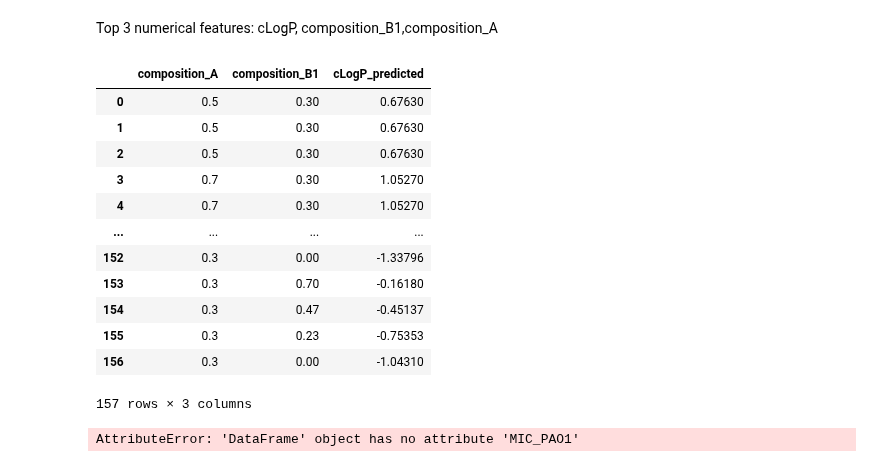
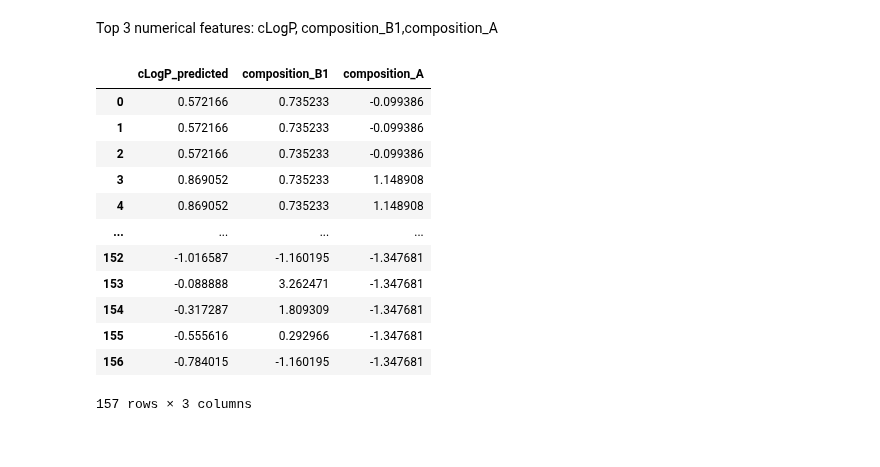
Before and after one commit to YimengJin/Thesis_Yimeng, a Jupyter notebook: Polymer BO.ipynb, the cells around one changed output. Drawn from its saved outputs; the diff is of its cells as text; code cells hidden in the pictures.

```diff
--- a/Polymer BO.ipynb
+++ b/Polymer BO.ipynb
@@ -90,8 +90,6 @@ data_with_dummies
 data_with_dummies.to_csv('modified_data.csv', index=False)
 # %%
 Y_train = data_with_dummies['Category']
-Y_train = Y_train.reset_index()
-Y_train = Y_train.drop(columns = ['index'])
-X_train = data_with_dummies.drop(columns = ['Category'])
+X = data_with_dummies.drop(columns = ['Category'])
 # %% [markdown]
 ## Standardise dataset
@@ -98,8 +99,3 @@ X_train = data_with_dummies.drop(columns = ['Category'])
 # %%
-from sklearn.preprocessing import StandardScaler
-scaler = StandardScaler()
-
-X_train = scaler.fit_transform(X)
+X_scaled = scaler.fit_transform(X)
 X_train = pd.DataFrame(X_scaled, columns = X.columns, index = X.index.values.tolist())
-
-X_train
@@ -131,27 +184,19 @@ rf_op = RandomizedSearchCV(rf, params, n_iter=20, cv=cv, scoring='f1', random_st
 # %% [markdown]
 Top 3 numerical features: cLogP, composition_B1,composition_A
-# %%
-data = pd.read_csv('modified_data.csv',usecols=['cLogP_predicted', 'composition_B1','composition_A'])
-data
-# %% [output]
-|  | composition_A | composition_B1 | cLogP_predicted |
-| 0 | 0.5 | 0.30 | 0.67630 |
-| 1 | 0.5 | 0.30 | 0.67630 |
-| 2 | 0.5 | 0.30 | 0.67630 |
-| 3 | 0.7 | 0.30 | 1.05270 |
-| 4 | 0.7 | 0.30 | 1.05270 |
-| ... | ... | ... | ... |
-| 152 | 0.3 | 0.00 | -1.33796 |
-| 153 | 0.3 | 0.70 | -0.16180 |
-| 154 | 0.3 | 0.47 | -0.45137 |
-| 155 | 0.3 | 0.23 | -0.75353 |
-| 156 | 0.3 | 0.00 | -1.04310 |
-157 rows × 3 columns
-# %%
-train_y_raw = torch.tensor(data.MIC_PAO1, dtype = float)
-train_y = torch.reshape(train_y_raw,(len(train_y_raw),1))
-train_x = torch.tensor(data.iloc[:,0:3].values)
-best_y = min(train_y)
-train_x, train_y, best_y
-# %% [output]
-AttributeError: 'DataFrame' object has no attribute 'MIC_PAO1'
+# %%
+data_BO = X_train[["cLogP_predicted", "composition_B1", "composition_A"]]
+data_BO
+# %% [output]
+|  | cLogP_predicted | composition_B1 | composition_A |
+| 0 | 0.572166 | 0.735233 | -0.099386 |
+| 1 | 0.572166 | 0.735233 | -0.099386 |
+| 2 | 0.572166 | 0.735233 | -0.099386 |
+| 3 | 0.869052 | 0.735233 | 1.148908 |
+| 4 | 0.869052 | 0.735233 | 1.148908 |
+| ... | ... | ... | ... |
+| 152 | -1.016587 | -1.160195 | -1.347681 |
+| 153 | -0.088888 | 3.262471 | -1.347681 |
+| 154 | -0.317287 | 1.809309 | -1.347681 |
+| 155 | -0.555616 | 0.292966 | -1.347681 |
+| 156 | -0.784015 | -1.160195 | -1.347681 |
+157 rows × 3 columns
```
Also changed, not shown: parts of 25 cells of this notebook, 1 other file.
